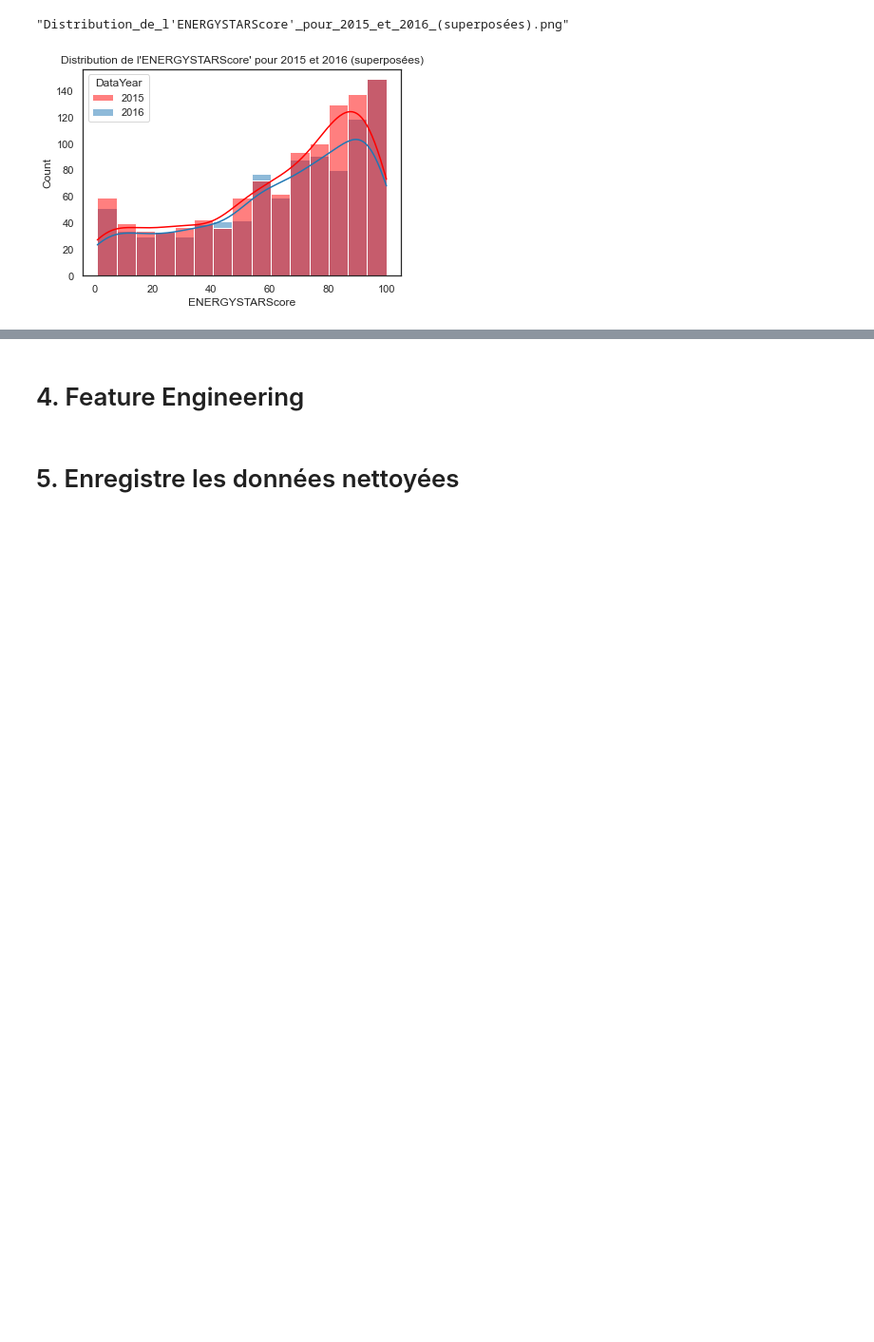
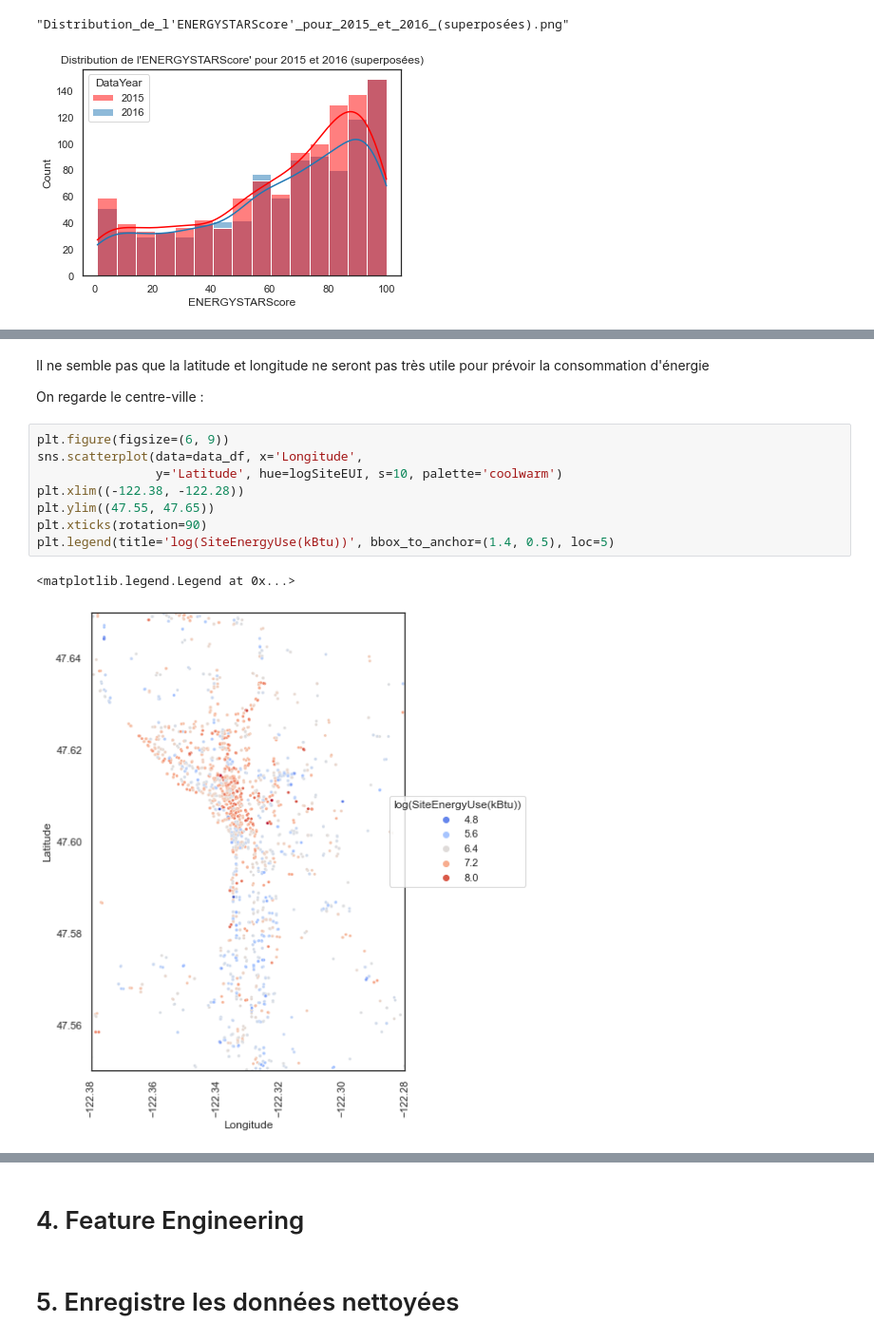
Before and after one commit to mrcreasey/oc-ds-p4-supervised-learning, a Jupyter notebook: Pélec_01_notebook.ipynb, the cells around one changed output, grey strips where cells are left out. Shown at 95% size. Saved outputs shown, nothing was run; the diff lists cells and outputs as text; blank space fills up the shorter version.

Commit message:
Distribution geographique consommation energetique

```diff
--- a/Pélec_01_notebook.ipynb
+++ b/Pélec_01_notebook.ipynb
@@ -1759,0 +1779,15 @@ to_png()
+# %% [markdown]
+Il ne semble pas que la latitude et longitude ne seront pas très utile pour prévoir la consommation d'énergie
+
+On regarde le centre-ville :
+# %%
+plt.figure(figsize=(6, 9))
+sns.scatterplot(data=data_df, x='Longitude',
+                y='Latitude', hue=logSiteEUI, s=10, palette='coolwarm')
+plt.xlim((-122.38, -122.28))
+plt.ylim((47.55, 47.65))
+plt.xticks(rotation=90)
+plt.legend(title='log(SiteEnergyUse(kBtu))', bbox_to_anchor=(1.4, 0.5), loc=5)
+# %% [output]
+<matplotlib.legend.Legend at 0x...>
+[figure, added]
```
Also changed, not shown: parts of 14 cells of this notebook.
